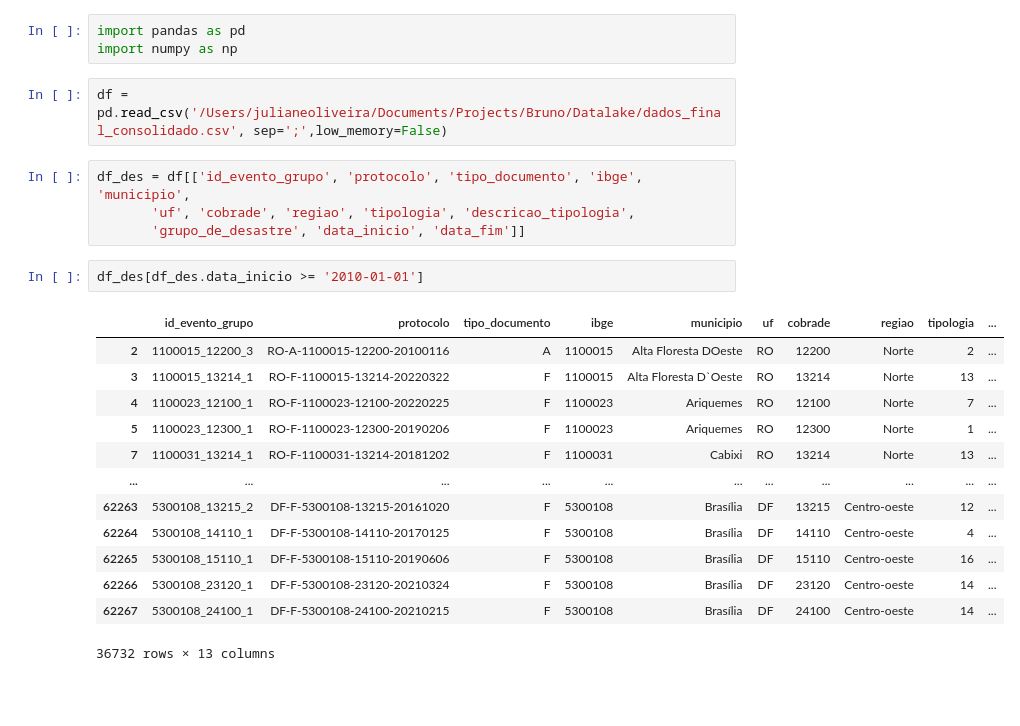
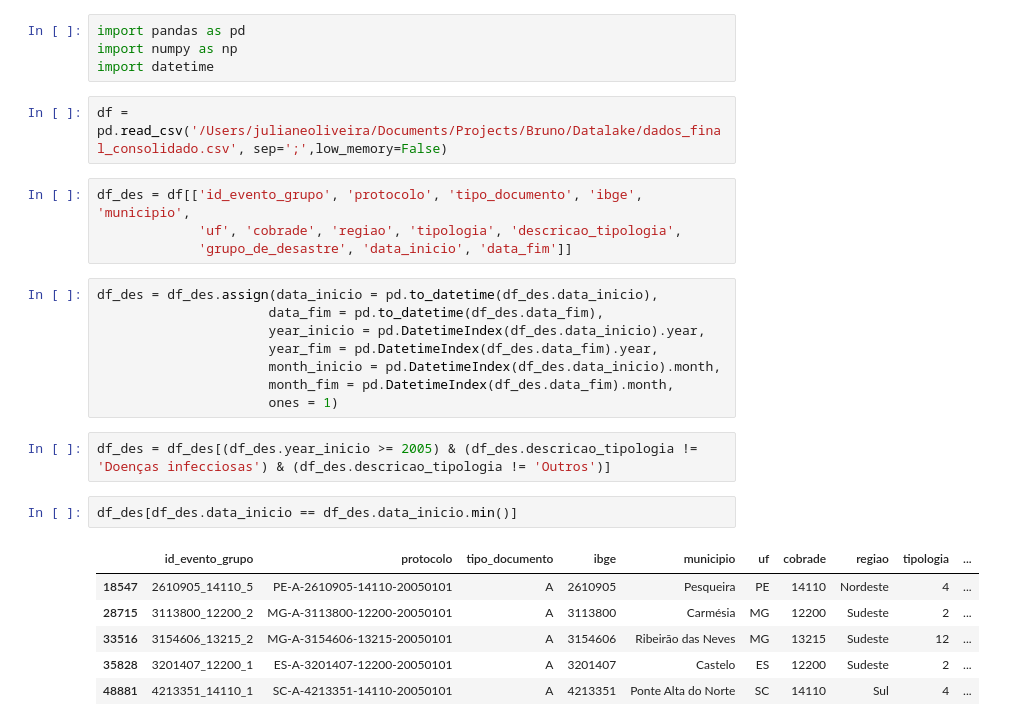
Before and after one commit to Julian-sun/Modelling_health_outcome_indigenous_pop, a Jupyter notebook: Temporary/extrem_events.ipynb, the cells around one changed output. Saved outputs shown, nothing was run; the diff lists cells and outputs as text; blank space fills up the shorter version.

```diff
--- a/Temporary/extrem_events.ipynb
+++ b/Temporary/extrem_events.ipynb
@@ -1,25 +1,29 @@
 # %%
 import pandas as pd
 import numpy as np
+import datetime
 # %%
 df = pd.read_csv('/Users/julianeoliveira/Documents/Projects/Bruno/Datalake/dados_final_consolidado.csv', sep=';',low_memory=False)
 # %%
 df_des = df[['id_evento_grupo', 'protocolo', 'tipo_documento', 'ibge', 'municipio',
-       'uf', 'cobrade', 'regiao', 'tipologia', 'descricao_tipologia',
-       'grupo_de_desastre', 'data_inicio', 'data_fim']]
+             'uf', 'cobrade', 'regiao', 'tipologia', 'descricao_tipologia',
+             'grupo_de_desastre', 'data_inicio', 'data_fim']]
+# %%
+df_des = df_des.assign(data_inicio = pd.to_datetime(df_des.data_inicio),
+                      data_fim = pd.to_datetime(df_des.data_fim),
+                      year_inicio = pd.DatetimeIndex(df_des.data_inicio).year,
+                      year_fim = pd.DatetimeIndex(df_des.data_fim).year,
+                      month_inicio = pd.DatetimeIndex(df_des.data_inicio).month,
+                      month_fim = pd.DatetimeIndex(df_des.data_fim).month,
+                      ones = 1)
+# %%
+df_des = df_des[(df_des.year_inicio >= 2005) & (df_des.descricao_tipologia != 'Doenças infecciosas') & (df_des.descricao_tipologia != 'Outros')]
 # %%
-df_des[df_des.data_inicio >= '2010-01-01']
+df_des[df_des.data_inicio == df_des.data_inicio.min()]
 # %% [output]
 |  | id_evento_grupo | protocolo | tipo_documento | ibge | municipio | uf | cobrade | regiao | tipologia | ... |
-| 2 | 1100015_12200_3 | RO-A-1100015-12200-20100116 | A | 1100015 | Alta Floresta DOeste | RO | 12200 | Norte | 2 | ... |
-| 3 | 1100015_13214_1 | RO-F-1100015-13214-20220322 | F | 1100015 | Alta Floresta D`Oeste | RO | 13214 | Norte | 13 | ... |
-| 4 | 1100023_12100_1 | RO-F-1100023-12100-20220225 | F | 1100023 | Ariquemes | RO | 12100 | Norte | 7 | ... |
-| 5 | 1100023_12300_1 | RO-F-1100023-12300-20190206 | F | 1100023 | Ariquemes | RO | 12300 | Norte | 1 | ... |
-| 7 | 1100031_13214_1 | RO-F-1100031-13214-20181202 | F | 1100031 | Cabixi | RO | 13214 | Norte | 13 | ... |
-| ... | ... | ... | ... | ... | ... | ... | ... | ... | ... | ... |
-| 62263 | 5300108_13215_2 | DF-F-5300108-13215-20161020 | F | 5300108 | Brasília | DF | 13215 | Centro-oeste | 12 | ... |
-| 62264 | 5300108_14110_1 | DF-F-5300108-14110-20170125 | F | 5300108 | Brasília | DF | 14110 | Centro-oeste | 4 | ... |
-| 62265 | 5300108_15110_1 | DF-F-5300108-15110-20190606 | F | 5300108 | Brasília | DF | 15110 | Centro-oeste | 16 | ... |
-| 62266 | 5300108_23120_1 | DF-F-5300108-23120-20210324 | F | 5300108 | Brasília | DF | 23120 | Centro-oeste | 14 | ... |
-| 62267 | 5300108_24100_1 | DF-F-5300108-24100-20210215 | F | 5300108 | Brasília | DF | 24100 | Centro-oeste | 14 | ... |
+| 18547 | 2610905_14110_5 | PE-A-2610905-14110-20050101 | A | 2610905 | Pesqueira | PE | 14110 | Nordeste | 4 | ... |
+| 28715 | 3113800_12200_2 | MG-A-3113800-12200-20050101 | A | 3113800 | Carmésia | MG | 12200 | Sudeste | 2 | ... |
+| 33516 | 3154606_13215_2 | MG-A-3154606-13215-20050101 | A | 3154606 | Ribeirão das Neves | MG | 13215 | Sudeste | 12 | ... |
+| 35828 | 3201407_12200_1 | ES-A-3201407-12200-20050101 | A | 3201407 | Castelo | ES | 12200 | Sudeste | 2 | ... |
+| 48881 | 4213351_14110_1 | SC-A-4213351-14110-20050101 | A | 4213351 | Ponte Alta do Norte | SC | 14110 | Sul | 4 | ... |
-36732 rows × 13 columns
```
Also changed, not shown: parts of 7 cells of this notebook, 4 other files.
